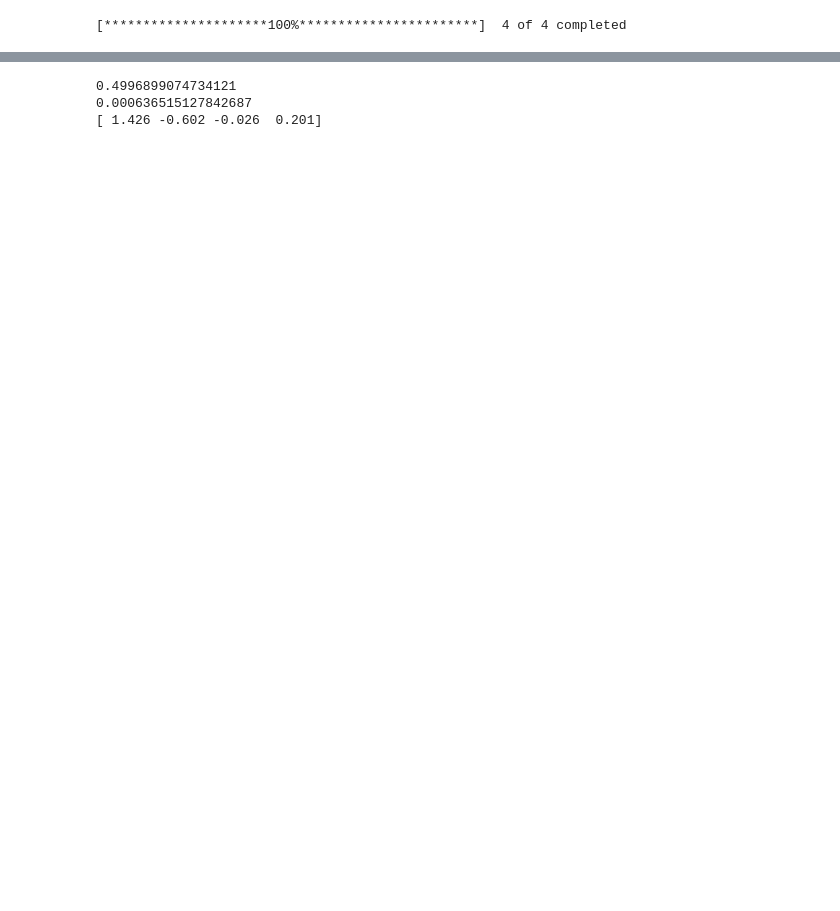
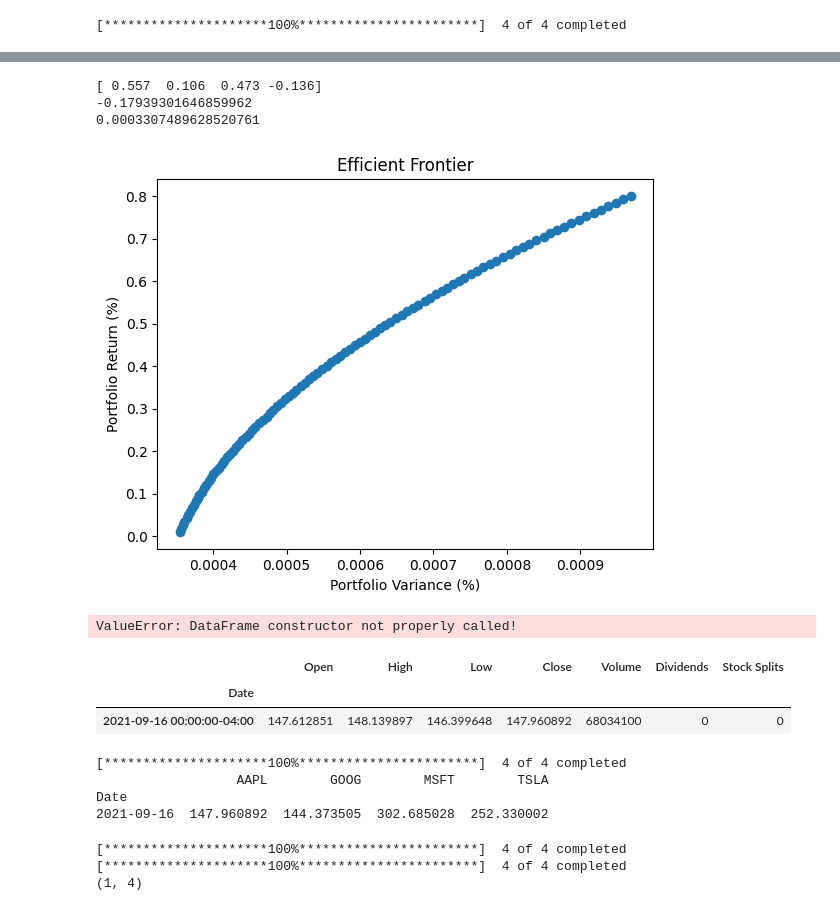
Before and after one commit to mselser95/backtester, a Jupyter notebook: examples/basic_tests.ipynb, the cells around one changed output, grey strips where cells are left out. Drawn from its saved outputs; the diff is of its cells as text; code cells hidden in the pictures; blank space fills up the shorter version.

```diff
--- a/examples/basic_tests.ipynb
+++ b/examples/basic_tests.ipynb
@@ -50,6 +68,15 @@ def min_variance(data):
     #Portfolio Variance
     p_variance = np.matmul(np.matmul(weights1.T,cov_data),weights1)
     return p_weights, p_mean, p_variance
+# %%
+p_weights, p_mean, p_variance = min_variance(data)
+print(p_weights)
+print(p_mean)
+print(p_variance)
+# %% [output]
+[ 0.557  0.106  0.473 -0.136]
+-0.17939301646859962
+0.0003307489628520761
 # %%
 def min_variance_mean(data, target_mean):
     #Set Target Mean
@@ -89,8 +116,8 @@ def min_variance_mean(data, target_mean):
     p_variance = np.matmul(np.matmul(weights1.T,cov_data),weights1)
     return p_mean, p_variance, p_weights
 # %%
-def Efficient_Frontier(data,max_mean):
-    means = np.linspace(0.01,max_mean,10)
+def efficient_frontier(data,max_mean):
+    means = np.linspace(0.01,max_mean,100)
     mean_value = []
     variance_value = []
     for i in means:
@@ -106,11 +133,7 @@ def Efficient_Frontier(data,max_mean):
     plt.title("Efficient Frontier")
     plt.show()
 # %%
-p_mean, p_variance, p_weights = min_variance_mean(data,0.5)
-print(p_mean)
-print(p_variance)
-print(p_weights)
+p_mean, p_variance, p_weights = min_variance_mean(data,0.20)
+efficient_frontier(data,0.8)
 # %% [output]
-0.4996899074734121
-0.000636515127842687
-[ 1.426 -0.602 -0.026  0.201]
+[figure, added]
@@ -116,0 +143,39 @@ print(p_weights)
+# %%
+#quote = si.tickers_nasdaq(False)
+#icers = si.tickers_sp500(False)
+temp = si.get_stats_valuation("aapl")
+#pb = temp[temp.Attribute.str.contains("Price/Book")]
+#print(pb)
+a = pd.DataFrame(3)
+
+
+#temp = np.array(temp)
+# %% [output]
+ValueError: DataFrame constructor not properly called!
+# %%
+data = yf.Ticker("AAPL")
+start = datetime.datetime(2021, 9, 16)
+end = datetime.datetime(2021, 9, 17)
+data.history(start=start, end=end)
+# %% [output]
+|  | Open | High | Low | Close | Volume | Dividends | Stock Splits |
+| Date |  |  |  |  |  |  |  |
+| 2021-09-16 00:00:00-04:00 | 147.612851 | 148.139897 | 146.399648 | 147.960892 | 68034100 | 0 | 0 |
+# %%
+
+ticker = []
+ticker.append("AAPL")
+ticker.append("TSLA")
+ticker.append("MSFT")
+ticker.append("GOOG")
+start = datetime.datetime(2021, 9, 16)
+end = datetime.datetime(2021, 9, 17)
+
+data = yf.download(tickers = ticker, start=start, end=end)
+data = data['Adj Close']
+print(data)
+# %% [output]
+[*********************100%***********************]  4 of 4 completed
+                  AAPL        GOOG        MSFT        TSLA
+Date
+2021-09-16  147.960892  144.373505  302.685028  252.330002
@@ -116,0 +201,18 @@ print(p_weights)
+# %%
+tickers = ["AAPL", "TSLA", "MSFT","GOOG"]
+
+
+start = datetime.datetime(2021, 9, 16)
+end = datetime.datetime(2021, 9, 17)
+begining = yf.download(tickers, start=start, end=end)['Adj Close']
+
+start = datetime.datetime(2022, 9, 15)
+end = datetime.datetime(2022, 9, 16)
+
+ending = yf.download(tickers, start=start, end=end)['Adj Close']
+
+print(ending.shape)
+# %% [output]
+[*********************100%***********************]  4 of 4 completed
+[*********************100%***********************]  4 of 4 completed
+(1, 4)
```
Also changed, not shown: parts of 6 cells of this notebook, 1 other file.
